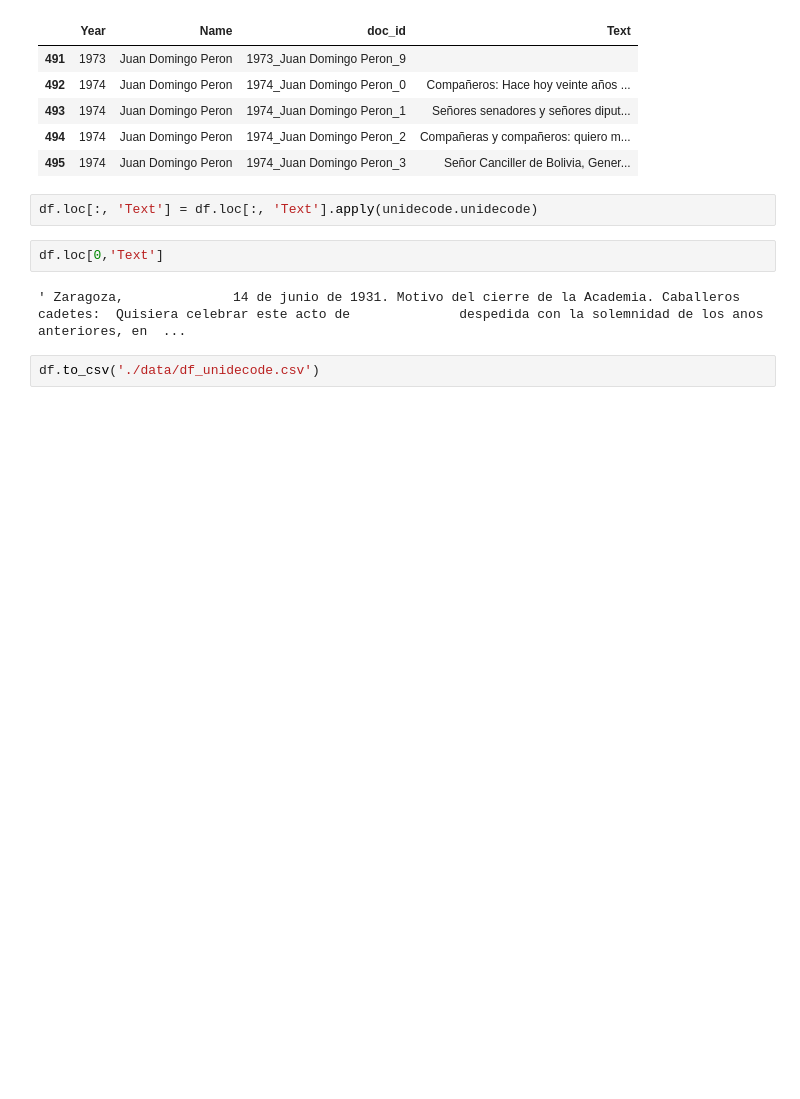
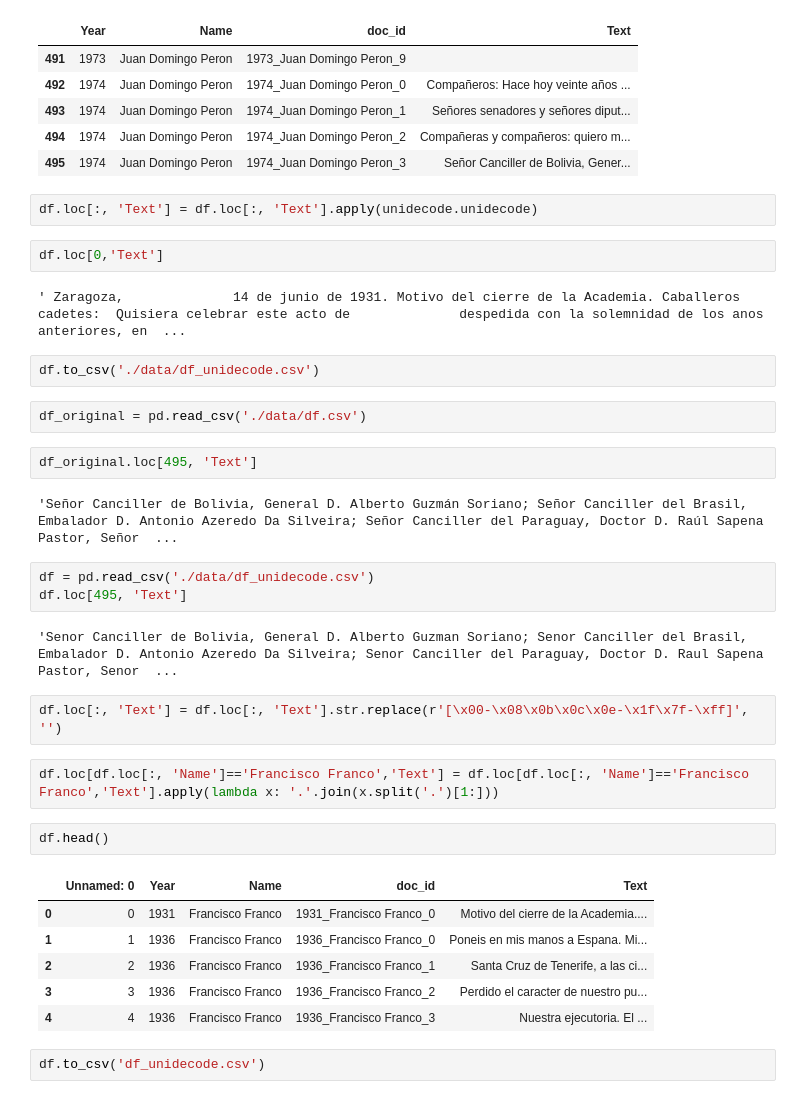
Before and after one commit to matimacazaga/autocratic_speeches, a Jupyter notebook: encoding.ipynb, the cells around one changed output. Drawn from its saved outputs; the diff is of its cells as text; blank space fills up the shorter version.

```diff
--- a/encoding.ipynb
+++ b/encoding.ipynb
@@ -27,3 +27,29 @@ df.loc[0,'Text']
 ' Zaragoza,              14 de junio de 1931. Motivo del cierre de la Academia. Caballeros cadetes:  Quisiera celebrar este acto de              despedida con la solemnidad de los anos anteriores, en  ...
 # %%
 df.to_csv('./data/df_unidecode.csv')
+# %%
+df_original = pd.read_csv('./data/df.csv')
+# %%
+df_original.loc[495, 'Text']
+# %% [output]
+'Señor Canciller de Bolivia, General D. Alberto Guzmán Soriano; Señor Canciller del Brasil, Embalador D. Antonio Azeredo Da Silveira; Señor Canciller del Paraguay, Doctor D. Raúl Sapena Pastor, Señor  ...
+# %%
+df = pd.read_csv('./data/df_unidecode.csv')
+df.loc[495, 'Text']
+# %% [output]
+'Senor Canciller de Bolivia, General D. Alberto Guzman Soriano; Senor Canciller del Brasil, Embalador D. Antonio Azeredo Da Silveira; Senor Canciller del Paraguay, Doctor D. Raul Sapena Pastor, Senor  ...
+# %%
+df.loc[:, 'Text'] = df.loc[:, 'Text'].str.replace(r'[\x00-\x08\x0b\x0c\x0e-\x1f\x7f-\xff]', '')
+# %%
+df.loc[df.loc[:, 'Name']=='Francisco Franco','Text'] = df.loc[df.loc[:, 'Name']=='Francisco Franco','Text'].apply(lambda x: '.'.join(x.split('.')[1:]))
+# %%
+df.head()
+# %% [output]
+|  | Unnamed: 0 | Year | Name | doc_id | Text |
+| 0 | 0 | 1931 | Francisco Franco | 1931_Francisco Franco_0 | Motivo del cierre de la Academia.... |
+| 1 | 1 | 1936 | Francisco Franco | 1936_Francisco Franco_0 | Poneis en mis manos a Espana. Mi... |
+| 2 | 2 | 1936 | Francisco Franco | 1936_Francisco Franco_1 | Santa Cruz de Tenerife, a las ci... |
+| 3 | 3 | 1936 | Francisco Franco | 1936_Francisco Franco_2 | Perdido el caracter de nuestro pu... |
+| 4 | 4 | 1936 | Francisco Franco | 1936_Francisco Franco_3 | Nuestra ejecutoria. El ... |
+# %%
+df.to_csv('df_unidecode.csv')
```
Also changed, not shown: 1 other file.
